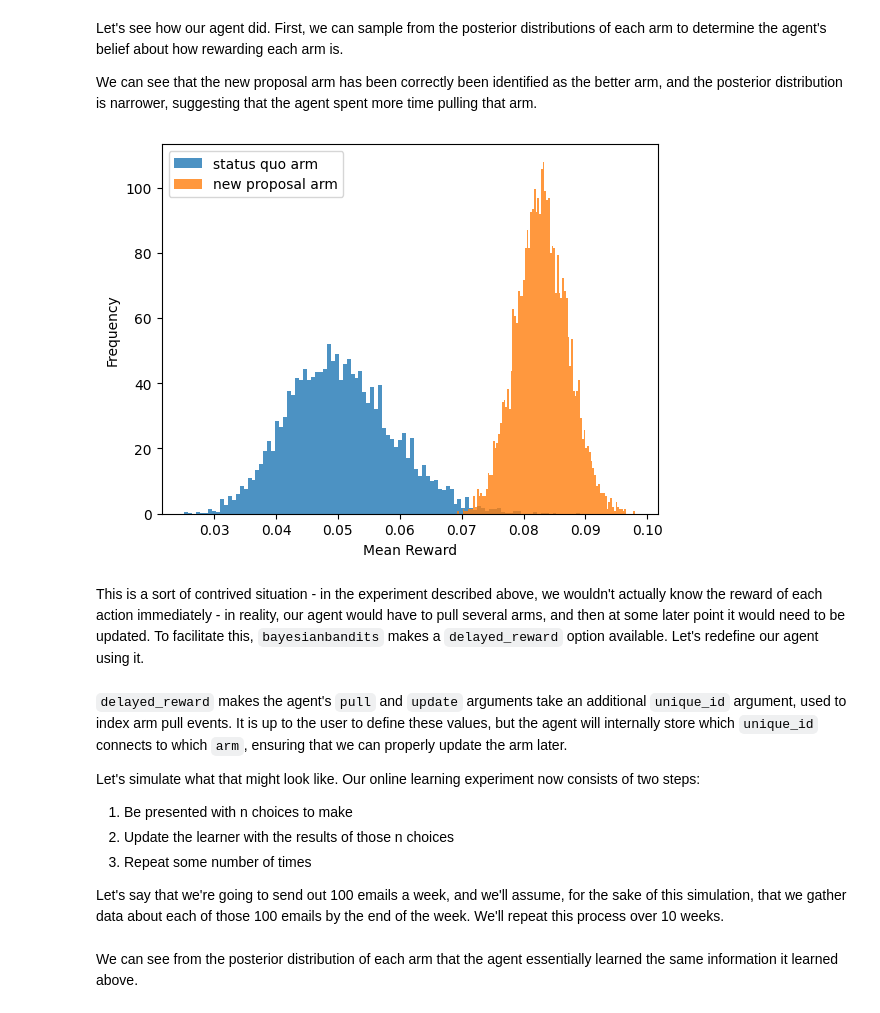
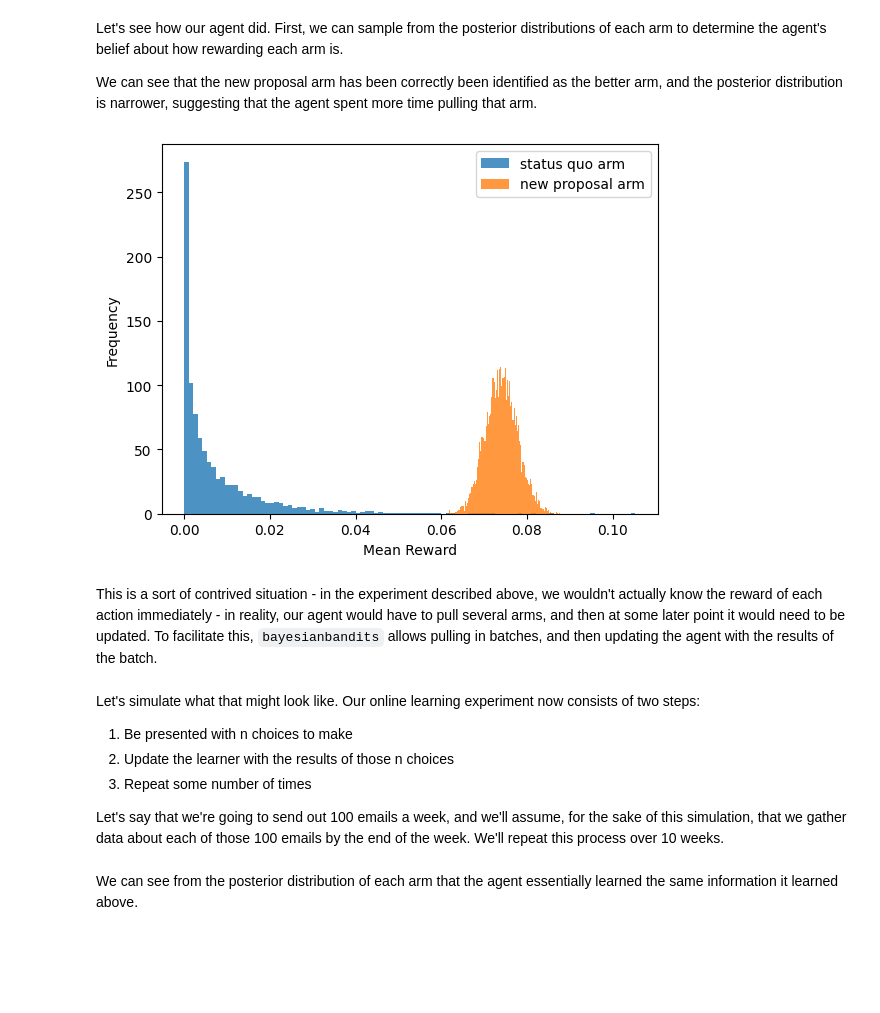
Before and after one commit to bayesianbandits/bayesianbandits, a Jupyter notebook: docs/notebooks/demo.ipynb, the cells around one changed output. Cells and saved outputs as stored; diff of their text form; code cells hidden in the pictures; blank space fills up the shorter version.

```diff
--- a/docs/notebooks/demo.ipynb
+++ b/docs/notebooks/demo.ipynb
@@ -64,19 +64,25 @@ def reward_func(x: NDArray[np.float_]) -> NDArray[np.float_]:
 Now we can define our learning agent. To do so, we will need the main decorator from the `bayesianbandits` library - `@bandit`. The `@bandit` decorator synthesizes the bandit API on our experiment class.
 
 The `@bandit` takes two arguments, the `learner` which defines how each arm will learn how rewarding its action is, and `policy`, which determines how the agent chooses which arm to pull. In this case, we'll use `thompson_sampling`, which takes no parameters.
-# %%
-from bayesianbandits import (
-    Bandit,
-    thompson_sampling,
-    Arm,
-)
-
-class Agent(Bandit, learner=clf, policy=thompson_sampling()):
-    status_quo_arm = Arm(EmailActions(0), reward_func)
-    new_proposal_arm = Arm(EmailActions(1), reward_func)
-
-
-agent = Agent()
+# %%
+from bayesianbandits import DirichletClassifier, Arm
+from bayesianbandits.api import Agent, ThompsonSampling
+
+arms = [
+    Arm(
+        EmailActions(0),
+        reward_func,
+        learner=DirichletClassifier(alphas={"T": 0.5, "F": 0.5}),
+    ),
+    Arm(
+        EmailActions(1),
+        reward_func,
+        learner=DirichletClassifier(alphas={"T": 0.5, "F": 0.5}),
+    ),
+]
+
+
+agent = Agent(arms, ThompsonSampling())
 # %% [markdown]
 Now, let's simulate some online learning. To somewhat approximate the process of capturing data and feeding it to the agent, we'll use the `redirect_stdout` decorator to capture the output of our print calls to a `StringIO` object, then update the agent with the last non-newline character of the object. Let's simulate 5000 observations.
 # %%
@@ -86,9 +92,9 @@ from io import StringIO
 
 with redirect_stdout(StringIO()) as reward_stream:
     for _ in range(5000):
-        action = agent.pull()
+        action, = agent.pull()
         action.take_action(two_armed_bandit)
-        agent.update(reward_stream.getvalue()[-2])
+        agent.update(np.atleast_1d(reward_stream.getvalue()[-2]))
 # %% [markdown]
 Let's see how our agent did. First, we can sample from the posterior distributions of each arm to determine the agent's belief about how rewarding each arm is.
 
@@ -96,30 +102,30 @@ We can see that the new proposal arm has been correctly been identified as the b
 # %%
 import matplotlib.pyplot as plt
 
 plt.hist(
-    agent.status_quo_arm.sample(np.array([[1]]), size=5000),
+    agent.arms[0].sample(np.array([[1]]), size=5000),
     alpha=0.8,
     label="status quo arm",
     density=True,
     stacked=True,
     bins=100
 )
 plt.hist(
-    agent.new_proposal_arm.sample(np.array([[1]]), size=5000),
+    agent.arms[1].sample(np.array([[1]]), size=5000),
     alpha=0.8,
     label="new proposal arm",
     density=True,
     stacked=True,
     bins=100
 )
 
 plt.xlabel("Mean Reward")
 plt.ylabel("Frequency")
 
 plt.legend()
 
 plt.show()
 # %% [output]
-[figure, old version]
+[figure, new version]
 # %% [markdown]
-This is a sort of contrived situation - in the experiment described above, we wouldn't actually know the reward of each action immediately - in reality, our agent would have to pull several arms, and then at some later point it would need to be updated. To facilitate this, `bayesianbandits` makes a `delayed_reward` option available. Let's redefine our agent using it.
+This is a sort of contrived situation - in the experiment described above, we wouldn't actually know the reward of each action immediately - in reality, our agent would have to pull several arms, and then at some later point it would need to be updated. To facilitate this, `bayesianbandits` allows pulling in batches, and then updating the agent with the results of the batch.
@@ -133,6 +132,4 @@ agent = Agent()
 # %% [markdown]
-`delayed_reward` makes the agent's `pull` and `update` arguments take an additional `unique_id` argument, used to index arm pull events. It is up to the user to define these values, but the agent will internally store which `unique_id` connects to which `arm`, ensuring that we can properly update the arm later.
-
 Let's simulate what that might look like. Our online learning experiment now consists of two steps:
 
 1. Be presented with n choices to make
```
Also changed, not shown: parts of 12 cells of this notebook, 29 other files.
